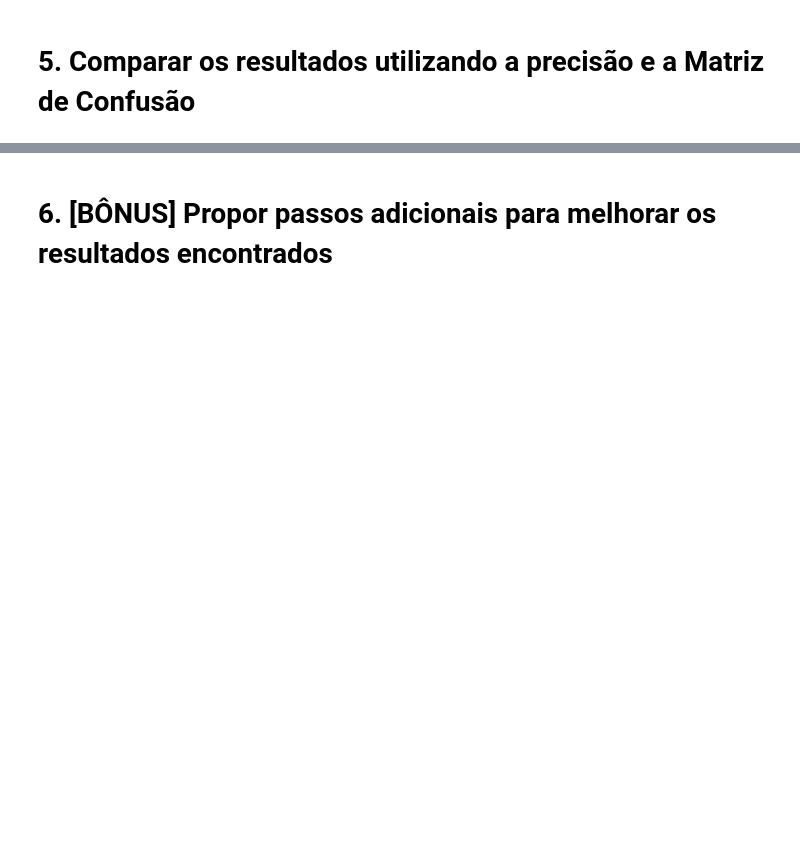
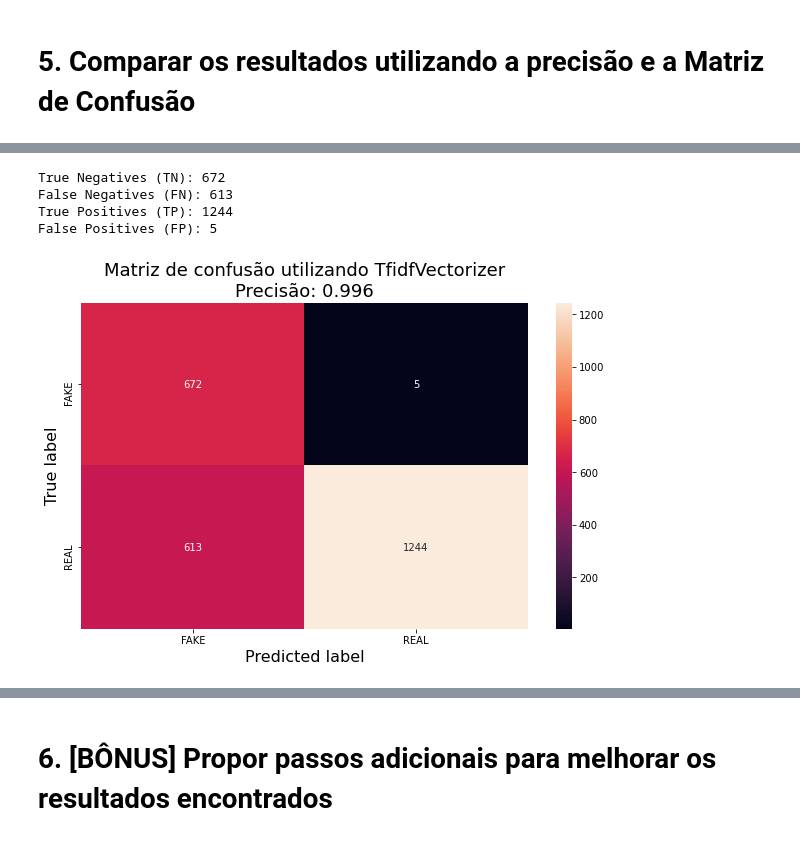
Before and after one commit to thalissonfelipe/mineracao, a Jupyter notebook: Trabalho04/PLN.ipynb, the cells around one changed output, grey strips where cells are left out. Drawn from its saved outputs; the diff is of its cells as text; code cells hidden in the pictures; blank space fills up the shorter version.

```diff
--- a/Trabalho04/PLN.ipynb
+++ b/Trabalho04/PLN.ipynb
@@ -48,7 +71,7 @@ clf1 = MultinomialNB().fit(X_train1, y_train1)
 # %% [markdown]
 ## 4.2 Naive Bayes utilizando o TfidfVectorizer
 # %%
-X_train2, X_test2, y_train2, y_test2 = train_test_split(tfidf_vectorizer_X, y, test_size=0.4, random_state=42)
+X_train2, X_test2, y_train2, y_test2 = train_test_split(tfidf_matrix, y, test_size=0.4, random_state=42)
 clf2 = MultinomialNB().fit(X_train2, y_train2)
 # %% [markdown]
 # 5. Comparar os resultados utilizando a precisão e a Matriz de Confusão
@@ -90,0 +106,18 @@ Acurácia utilizando TfidfVectorizer:  0.7699665231946438
+# %%
+y_pred2 = clf2.predict(X_test2)
+precision2 = precision_score(y_pred2, y_test2)
+cm2 = confusion_matrix(y_pred2, y_test2)
+show_frequencies(cm2)
+cm2_df = pd.DataFrame(cm2, index=['FAKE','REAL'], columns=['FAKE','REAL'])
+
+sns.heatmap(cm2_df, annot=True, fmt='d')
+plt.title('Matriz de confusão utilizando TfidfVectorizer\nPrecisão: {0:.3f}'.format(precision2), fontsize=18)
+plt.ylabel('True label', fontsize=16)
+plt.xlabel('Predicted label', fontsize=16)
+plt.show()
+# %% [output]
+True Negatives (TN): 672
+False Negatives (FN): 613
+True Positives (TP): 1244
+False Positives (FP): 5
+[figure, added]
```
Also changed, not shown: parts of 41 cells of this notebook, 1 other file.
